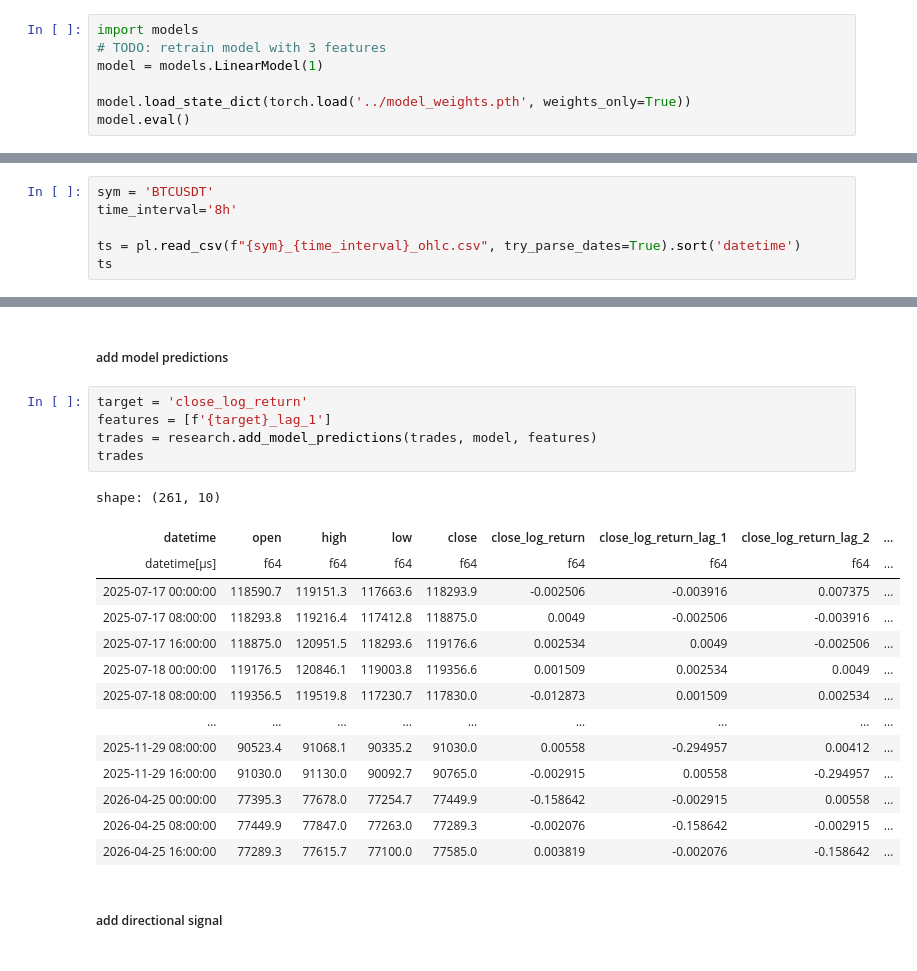
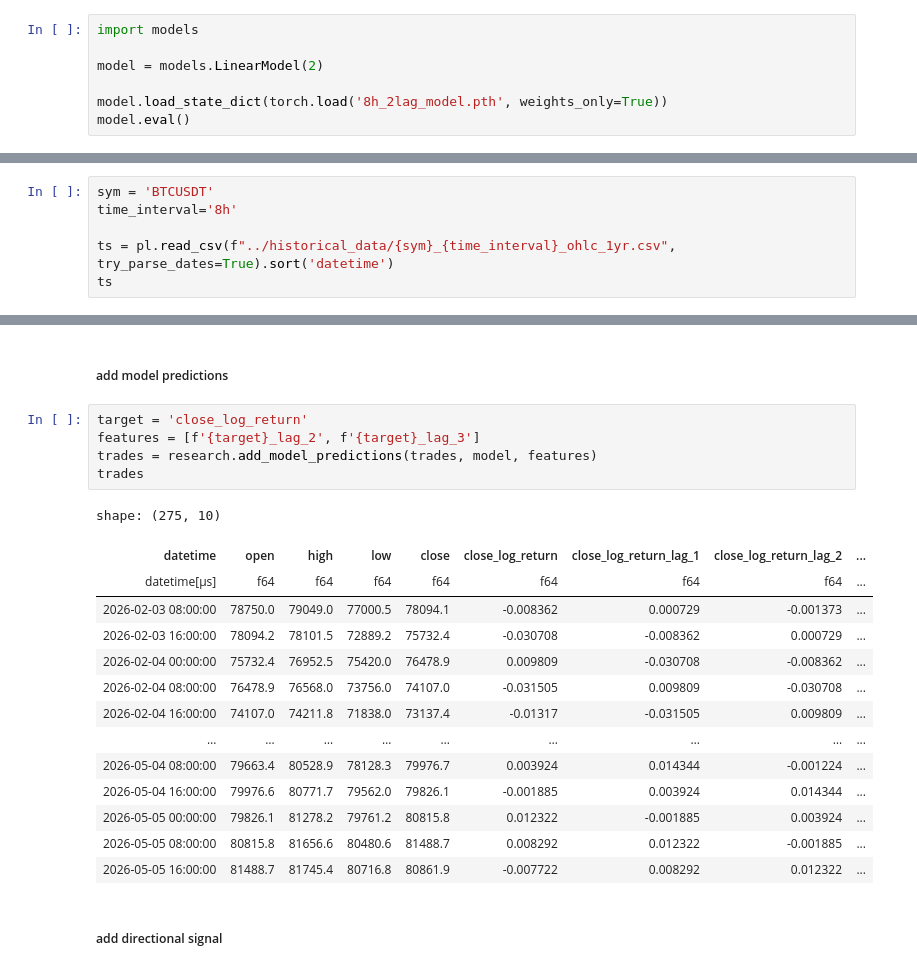
Before and after one commit to MichaelLy766/ML-Systematic-Trading-Engine, a Jupyter notebook: trading_strategy/trading_strat.ipynb, the cells around one changed output, grey strips where cells are left out. Saved outputs shown, nothing was run; the diff lists cells and outputs as text.

```diff
--- a/trading_strategy/trading_strat.ipynb
+++ b/trading_strategy/trading_strat.ipynb
@@ -22,10 +22,10 @@ import altair as alt
 import binance
 # %%
 import models
-# TODO: retrain model with 3 features
-model = models.LinearModel(1)
 
-model.load_state_dict(torch.load('../model_weights.pth', weights_only=True))
+model = models.LinearModel(2)
+
+model.load_state_dict(torch.load('8h_2lag_model.pth', weights_only=True))
 model.eval()
 # %% [output]
 LinearModel(
@@ -69,6 +69,6 @@ research.plot_multiple_lines(mean_reversion_df, ['log_return', 'mean'], 'Mean Re
 sym = 'BTCUSDT'
 time_interval='8h'
 
-ts = pl.read_csv(f"{sym}_{time_interval}_ohlc.csv", try_parse_dates=True).sort('datetime')
+ts = pl.read_csv(f"../historical_data/{sym}_{time_interval}_ohlc_1yr.csv", try_parse_dates=True).sort('datetime')
 ts
 # %% [output]
@@ -135,24 +135,24 @@ shape: (261, 9)
 ##### add model predictions
 # %%
 target = 'close_log_return'
-features = [f'{target}_lag_1']
+features = [f'{target}_lag_2', f'{target}_lag_3']
 trades = research.add_model_predictions(trades, model, features)
 trades
 # %% [output]
-shape: (261, 10)
+shape: (275, 10)
 | datetime | open | high | low | close | close_log_return | close_log_return_lag_1 | close_log_return_lag_2 | ... |
 | datetime[μs] | f64 | f64 | f64 | f64 | f64 | f64 | f64 | ... |
-| 2025-07-17 00:00:00 | 118590.7 | 119151.3 | 117663.6 | 118293.9 | -0.002506 | -0.003916 | 0.007375 | ... |
-| 2025-07-17 08:00:00 | 118293.8 | 119216.4 | 117412.8 | 118875.0 | 0.0049 | -0.002506 | -0.003916 | ... |
-| 2025-07-17 16:00:00 | 118875.0 | 120951.5 | 118293.6 | 119176.6 | 0.002534 | 0.0049 | -0.002506 | ... |
-| 2025-07-18 00:00:00 | 119176.5 | 120846.1 | 119003.8 | 119356.6 | 0.001509 | 0.002534 | 0.0049 | ... |
-| 2025-07-18 08:00:00 | 119356.5 | 119519.8 | 117230.7 | 117830.0 | -0.012873 | 0.001509 | 0.002534 | ... |
+| 2026-02-03 08:00:00 | 78750.0 | 79049.0 | 77000.5 | 78094.1 | -0.008362 | 0.000729 | -0.001373 | ... |
+| 2026-02-03 16:00:00 | 78094.2 | 78101.5 | 72889.2 | 75732.4 | -0.030708 | -0.008362 | 0.000729 | ... |
+| 2026-02-04 00:00:00 | 75732.4 | 76952.5 | 75420.0 | 76478.9 | 0.009809 | -0.030708 | -0.008362 | ... |
+| 2026-02-04 08:00:00 | 76478.9 | 76568.0 | 73756.0 | 74107.0 | -0.031505 | 0.009809 | -0.030708 | ... |
+| 2026-02-04 16:00:00 | 74107.0 | 74211.8 | 71838.0 | 73137.4 | -0.01317 | -0.031505 | 0.009809 | ... |
 | … | … | … | … | … | … | … | … | ... |
-| 2025-11-29 08:00:00 | 90523.4 | 91068.1 | 90335.2 | 91030.0 | 0.00558 | -0.294957 | 0.00412 | ... |
-| 2025-11-29 16:00:00 | 91030.0 | 91130.0 | 90092.7 | 90765.0 | -0.002915 | 0.00558 | -0.294957 | ... |
-| 2026-04-25 00:00:00 | 77395.3 | 77678.0 | 77254.7 | 77449.9 | -0.158642 | -0.002915 | 0.00558 | ... |
-| 2026-04-25 08:00:00 | 77449.9 | 77847.0 | 77263.0 | 77289.3 | -0.002076 | -0.158642 | -0.002915 | ... |
-| 2026-04-25 16:00:00 | 77289.3 | 77615.7 | 77100.0 | 77585.0 | 0.003819 | -0.002076 | -0.158642 | ... |
+| 2026-05-04 08:00:00 | 79663.4 | 80528.9 | 78128.3 | 79976.7 | 0.003924 | 0.014344 | -0.001224 | ... |
+| 2026-05-04 16:00:00 | 79976.6 | 80771.7 | 79562.0 | 79826.1 | -0.001885 | 0.003924 | 0.014344 | ... |
+| 2026-05-05 00:00:00 | 79826.1 | 81278.2 | 79761.2 | 80815.8 | 0.012322 | -0.001885 | 0.003924 | ... |
+| 2026-05-05 08:00:00 | 80815.8 | 81656.6 | 80480.6 | 81488.7 | 0.008292 | 0.012322 | -0.001885 | ... |
+| 2026-05-05 16:00:00 | 81488.7 | 81745.4 | 80716.8 | 80861.9 | -0.007722 | 0.008292 | 0.012322 | ... |
 # %% [markdown]
 ##### add directional signal
 # %%
```
Also changed, not shown: parts of 30 cells of this notebook, 5 other files.
